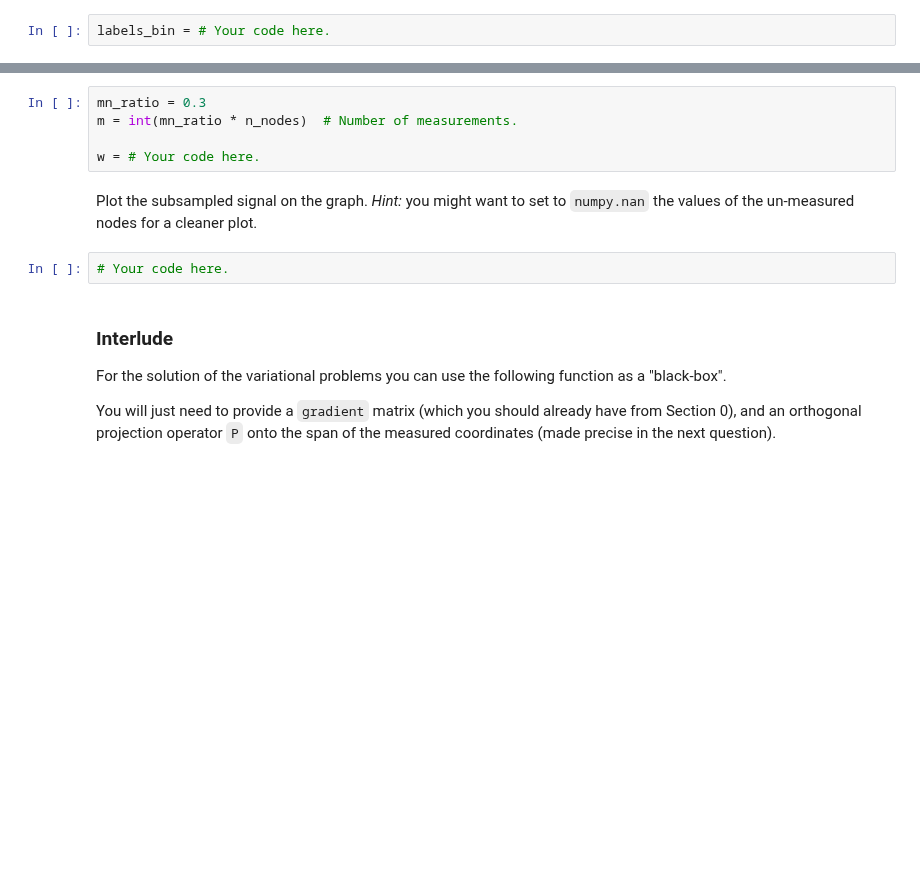
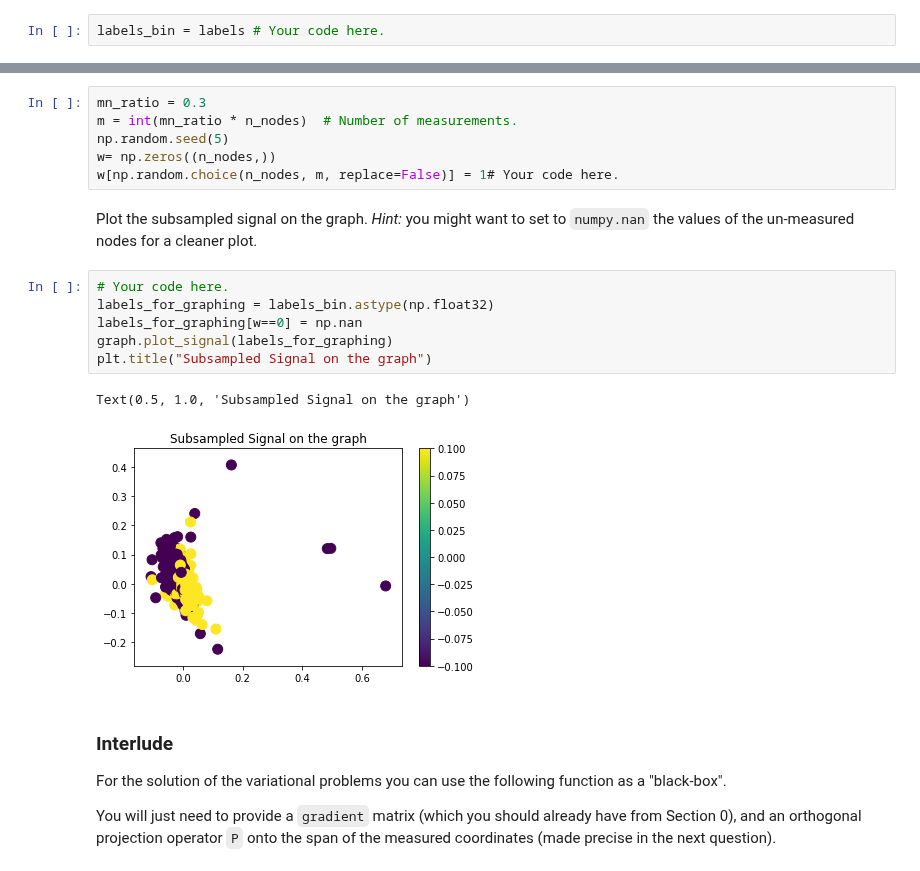
Before and after one commit to senakicir/ntds_project, a Jupyter notebook: 4_graph_signal_processing.ipynb, the cells around one changed output, grey strips where cells are left out. Cells and saved outputs as stored; diff of their text form; blank space fills up the shorter version.

```diff
--- a/4_graph_signal_processing.ipynb
+++ b/4_graph_signal_processing.ipynb
@@ -401,7 +446,7 @@ In order to solve these variational problems with the black-box solver provided
 
 Throughout this section, we will consider only a binarized version of your label signal. If your variable `labels` currently has values other than $\{-1, 1\},$ threshold them so that those are the only values taken in this vector. This can be done for example by choosing a number $t \in \mathbb{R}$ and then setting $\text{labels_bin}[i] = 1$ if $\text{labels}[i] \geq t$ and $\text{labels_bin}[i] = 0$ otherwise.
 # %%
-labels_bin = # Your code here.
+labels_bin = labels # Your code here.
 # %% [markdown]
 Now, subsample this binarized label signal by $70\%$ by choosing, uniformly at random, $30\%$ of the nodes whose labels we will keep.
 
@@ -409,12 +454,20 @@ You will do this by computing a "measurement mask" vector `w` with `1.0`'s at th
 # %%
 mn_ratio = 0.3
 m = int(mn_ratio * n_nodes)  # Number of measurements.
-
-w = # Your code here.
+np.random.seed(5)
+w= np.zeros((n_nodes,))
+w[np.random.choice(n_nodes, m, replace=False)] = 1# Your code here.
 # %% [markdown]
 Plot the subsampled signal on the graph. _Hint:_ you might want to set to `numpy.nan` the values of the un-measured nodes for a cleaner plot.
-# %%
-# Your code here.
+# %%
+# Your code here.
+labels_for_graphing = labels_bin.astype(np.float32)
+labels_for_graphing[w==0] = np.nan
+graph.plot_signal(labels_for_graphing)
+plt.title("Subsampled Signal on the graph")
+# %% [output]
+Text(0.5, 1.0, 'Subsampled Signal on the graph')
+[figure, added]
 # %% [markdown]
 ### Interlude
 
```
Also changed, not shown: parts of 19 cells of this notebook.
